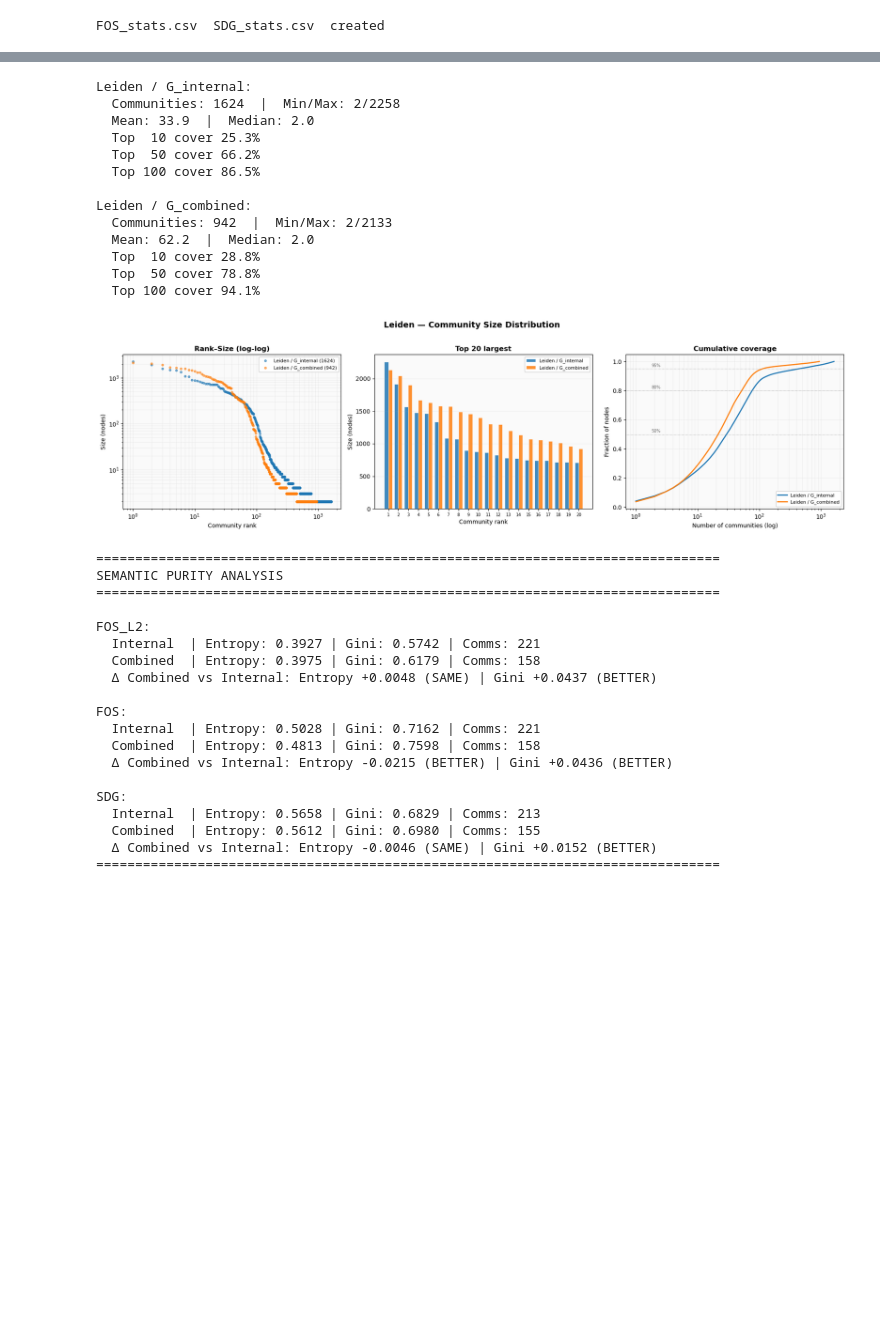
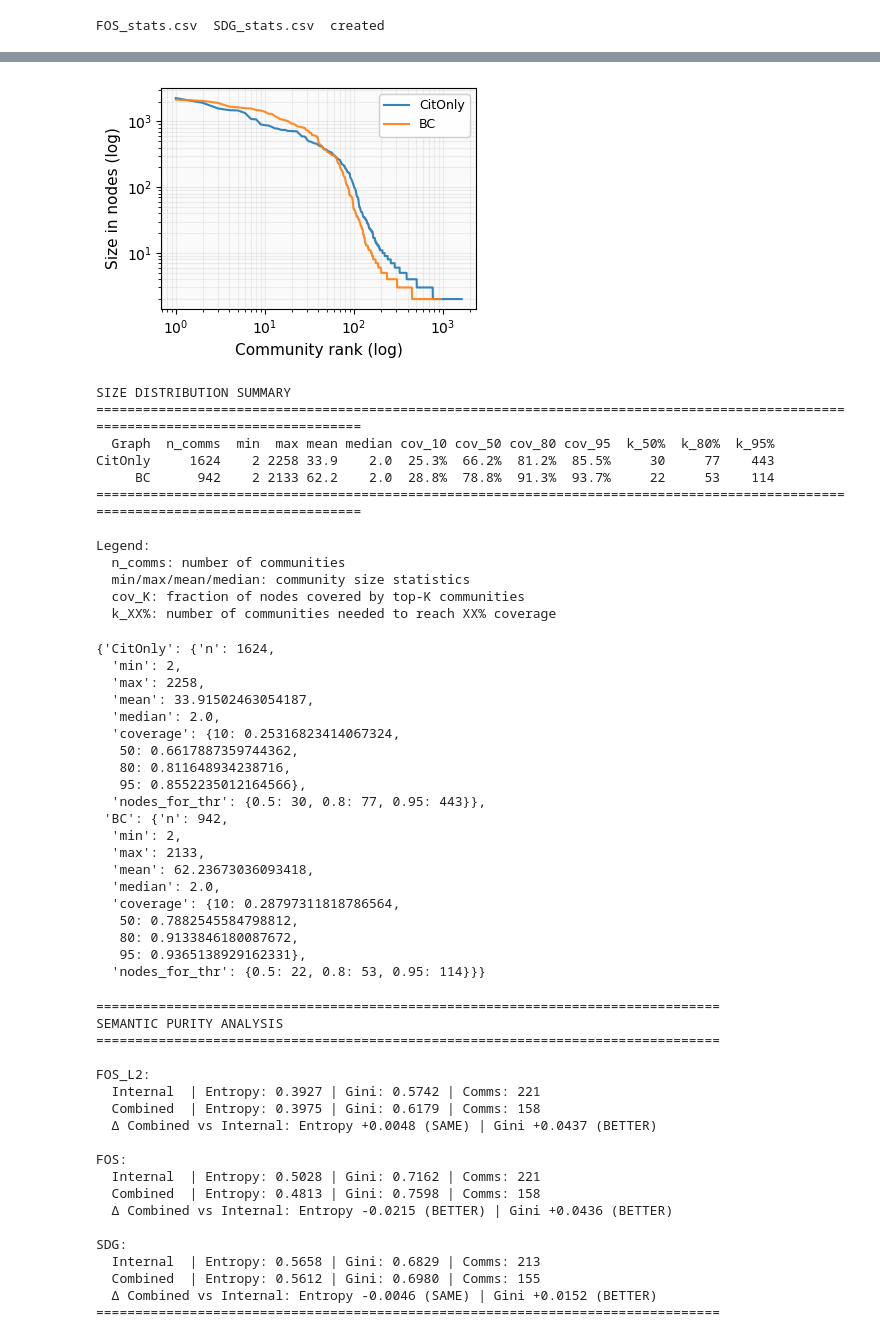
Before and after one commit to sclfnc/SocialNetworkAnalysis-project, a Jupyter notebook: 20_community_detection/21_CD_Leiden.ipynb, the cells around one changed output, grey strips where cells are left out. Cells and saved outputs as stored; diff of their text form; code cells hidden in the pictures; blank space fills up the shorter version.

Commit message:
Small refactoring of Basic Measures and Community Detection Jupyters

```diff
--- a/20_community_detection/21_CD_Leiden.ipynb
+++ b/20_community_detection/21_CD_Leiden.ipynb
@@ -544,25 +561,44 @@ def plot_size_distribution(partition_a, label_a, partition_b, label_b,
 # %%
 plot_size_distribution(
-    leiden_internal, 'Leiden / G_internal',
-    leiden_combined, 'Leiden / G_combined',
+    leiden_internal, 'CitOnly',
+    leiden_combined, 'BC',
     color_a='tab:blue', color_b='tab:orange',
-    title='Leiden — Community Size Distribution',
+    title='',
 )
 # %% [output]
+[figure, new version]
-Leiden / G_internal:
-  Communities: 1624  |  Min/Max: 2/2258
-  Mean: 33.9  |  Median: 2.0
-  Top  10 cover 25.3%
-  Top  50 cover 66.2%
-  Top 100 cover 86.5%
+SIZE DISTRIBUTION SUMMARY
+==================================================================================================================================
+  Graph  n_comms  min  max mean median cov_10 cov_50 cov_80 cov_95  k_50%  k_80%  k_95%
+CitOnly     1624    2 2258 33.9    2.0  25.3%  66.2%  81.2%  85.5%     30     77    443
+     BC      942    2 2133 62.2    2.0  28.8%  78.8%  91.3%  93.7%     22     53    114
+==================================================================================================================================
 
-Leiden / G_combined:
-  Communities: 942  |  Min/Max: 2/2133
-  Mean: 62.2  |  Median: 2.0
-  Top  10 cover 28.8%
-  Top  50 cover 78.8%
-  Top 100 cover 94.1%
+Legend:
+  n_comms: number of communities
+  min/max/mean/median: community size statistics
+  cov_K: fraction of nodes covered by top-K communities
+  k_XX%: number of communities needed to reach XX% coverage
-[figure, old version]
+{'CitOnly': {'n': 1624,
+  'min': 2,
+  'max': 2258,
+  'mean': 33.91502463054187,
+  'median': 2.0,
+  'coverage': {10: 0.25316823414067324,
+   50: 0.6617887359744362,
+   80: 0.811648934238716,
+   95: 0.8552235012164566},
+  'nodes_for_thr': {0.5: 30, 0.8: 77, 0.95: 443}},
+ 'BC': {'n': 942,
+  'min': 2,
+  'max': 2133,
+  'mean': 62.23673036093418,
+  'median': 2.0,
+  'coverage': {10: 0.28797311818786564,
+   50: 0.7882545584798812,
+   80: 0.9133846180087672,
+   95: 0.9365138929162331},
+  'nodes_for_thr': {0.5: 22, 0.8: 53, 0.95: 114}}}
 # %%
 def compute_semantic_purity(clustering, G, attr='FOS', level='macro', min_size=10):
     """Weighted entropy and Gini per community (filtered by min_size)."""
```
Also changed, not shown: parts of 28 cells of this notebook, 5 other files.
